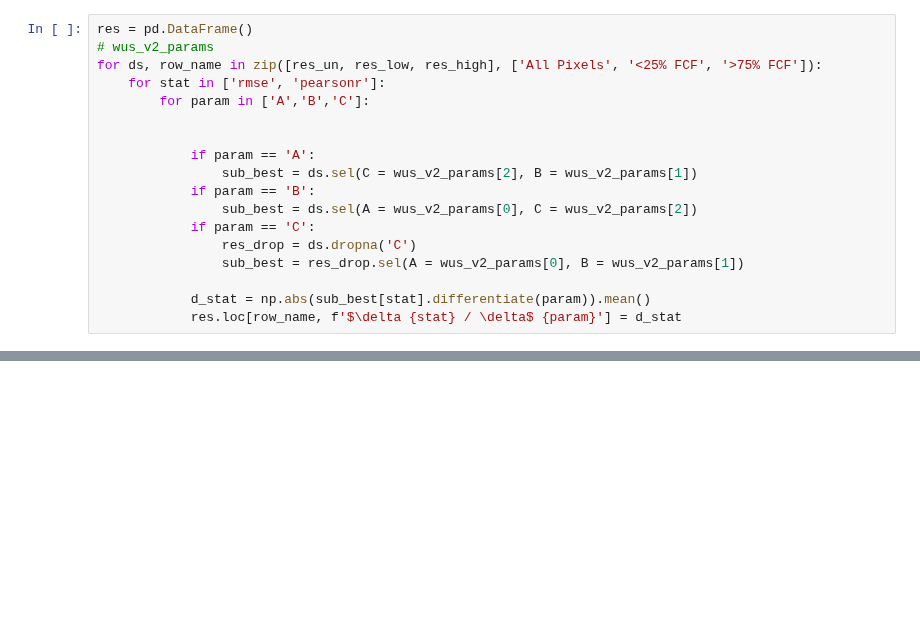
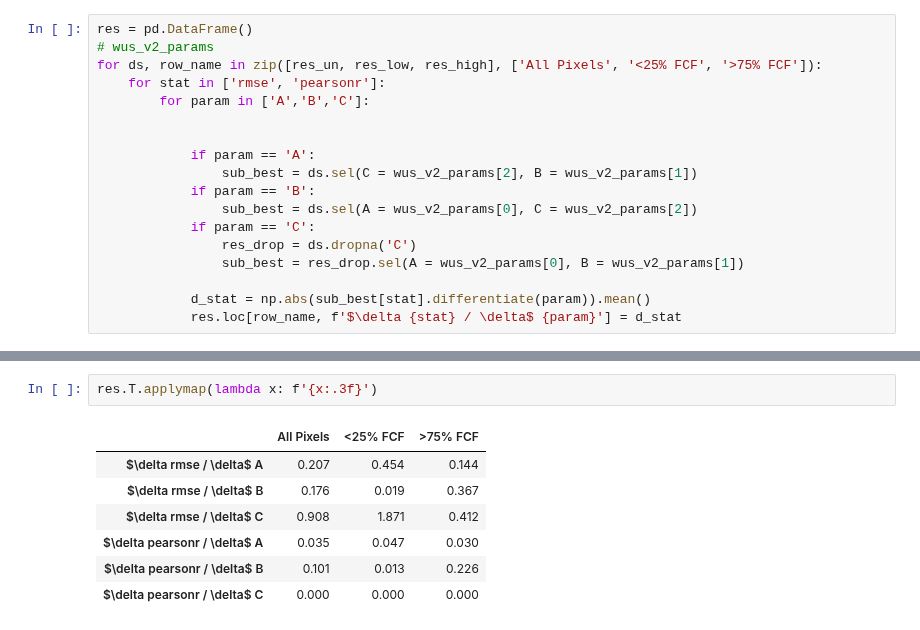
Before and after one commit to ZachHoppinen/spicy-analysis, a Jupyter notebook: src/compare/parameters/param_table.ipynb, the cells around one changed output, grey strips where cells are left out. Drawn from its saved outputs; the diff is of its cells as text; blank space fills up the shorter version.

```diff
--- a/src/compare/parameters/param_table.ipynb
+++ b/src/compare/parameters/param_table.ipynb
@@ -118,0 +129,10 @@ res.T.applymap(lambda x: f'{x:.3f}').to_csv(Path('~/spicy-analysis/results/param
+# %%
+res.T.applymap(lambda x: f'{x:.3f}')
+# %% [output]
+|  | All Pixels | <25% FCF | >75% FCF |
+| $\delta rmse / \delta$ A | 0.207 | 0.454 | 0.144 |
+| $\delta rmse / \delta$ B | 0.176 | 0.019 | 0.367 |
+| $\delta rmse / \delta$ C | 0.908 | 1.871 | 0.412 |
+| $\delta pearsonr / \delta$ A | 0.035 | 0.047 | 0.030 |
+| $\delta pearsonr / \delta$ B | 0.101 | 0.013 | 0.226 |
+| $\delta pearsonr / \delta$ C | 0.000 | 0.000 | 0.000 |
```
Also changed, not shown: parts of 5 cells of this notebook, 5 other files.
